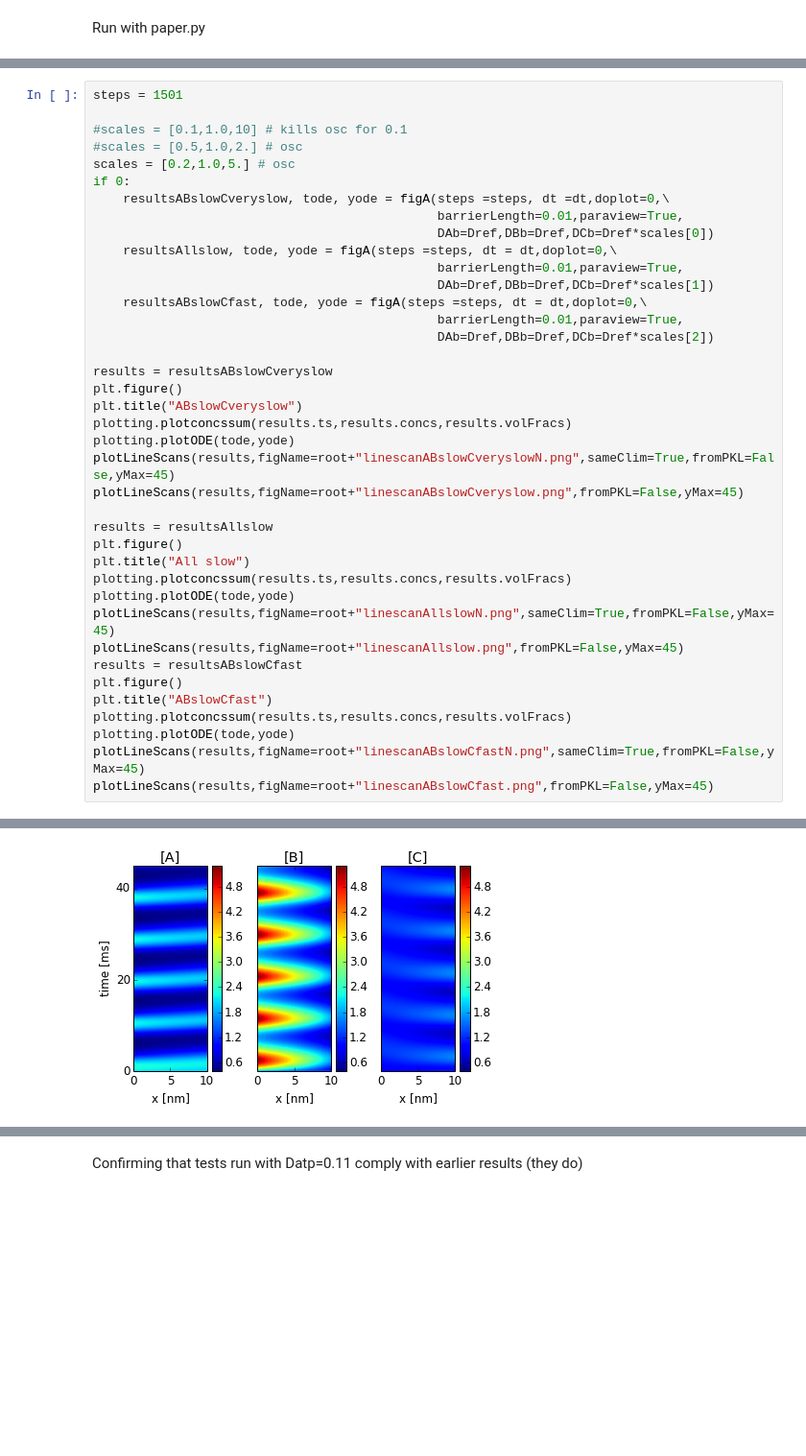
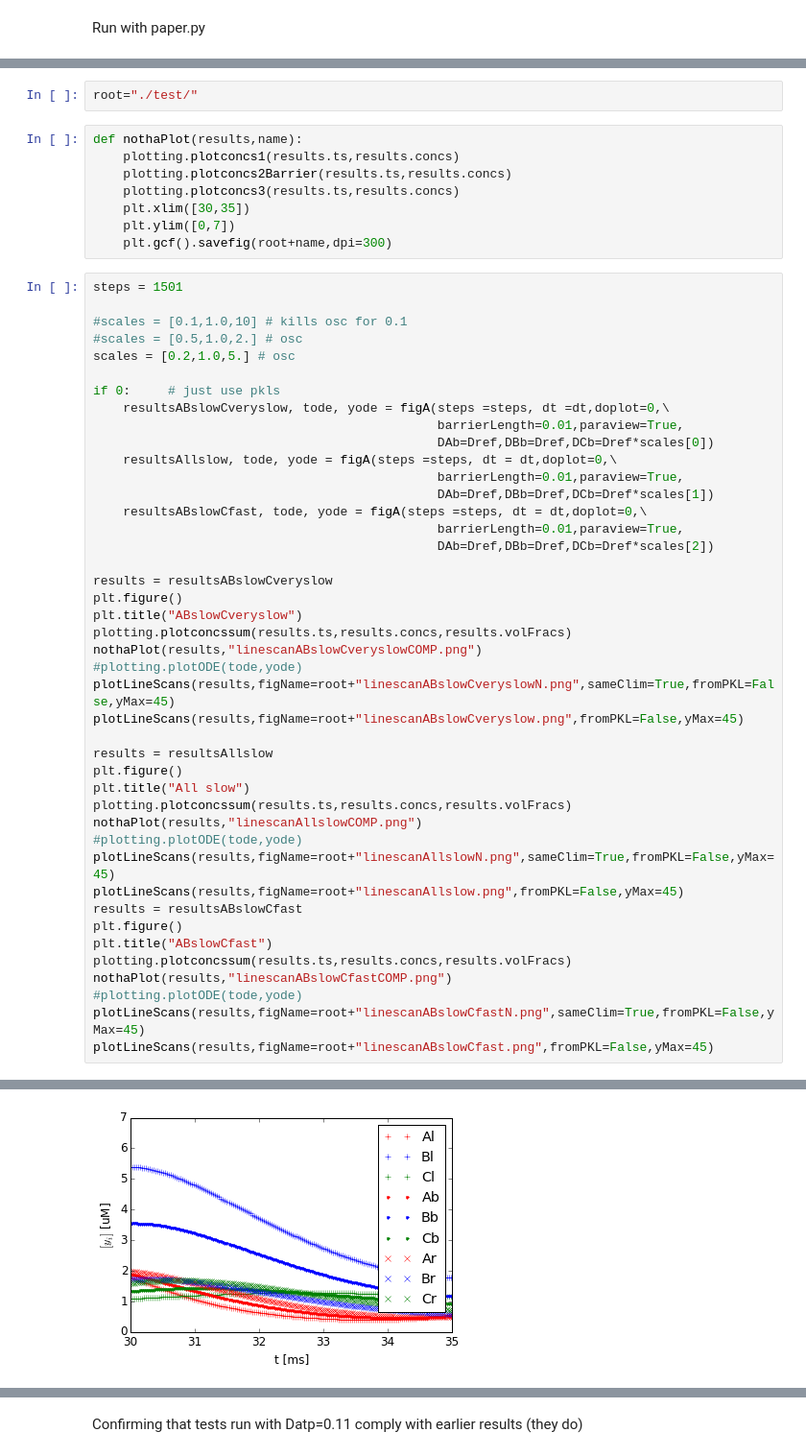
Before and after one commit to huskeypm/enzymekineticsacs, a Jupyter notebook: goodwinPDE.ipynb, the cells around one changed output, grey strips where cells are left out. Shown at 96% size. Drawn from its saved outputs; the diff is of its cells as text; blank space fills up the shorter version.

Commit message:
minor changes to plotting needed for rebuttal

```diff
--- a/goodwinPDE.ipynb
+++ b/goodwinPDE.ipynb
@@ -296,10 +294,21 @@ print root
+# %%
+root="./test/"
+# %%
+def nothaPlot(results,name):
+    plotting.plotconcs1(results.ts,results.concs)
+    plotting.plotconcs2Barrier(results.ts,results.concs)
+    plotting.plotconcs3(results.ts,results.concs)
+    plt.xlim([30,35])
+    plt.ylim([0,7])
+    plt.gcf().savefig(root+name,dpi=300)
 # %%
 steps = 1501
 
 #scales = [0.1,1.0,10] # kills osc for 0.1
 #scales = [0.5,1.0,2.] # osc
 scales = [0.2,1.0,5.] # osc
-if 0:
+
+if 0:     # just use pkls
     resultsABslowCveryslow, tode, yode = figA(steps =steps, dt =dt,doplot=0,\
                                               barrierLength=0.01,paraview=True,
                                               DAb=Dref,DBb=Dref,DCb=Dref*scales[0])
@@ -314,7 +323,8 @@ results = resultsABslowCveryslow
 plt.figure()
 plt.title("ABslowCveryslow")
 plotting.plotconcssum(results.ts,results.concs,results.volFracs)
-plotting.plotODE(tode,yode)
+nothaPlot(results,"linescanABslowCveryslowCOMP.png")
+#plotting.plotODE(tode,yode)
 plotLineScans(results,figName=root+"linescanABslowCveryslowN.png",sameClim=True,fromPKL=False,yMax=45)
 plotLineScans(results,figName=root+"linescanABslowCveryslow.png",fromPKL=False,yMax=45)
 
@@ -322,14 +332,16 @@ results = resultsAllslow
 plt.figure()
 plt.title("All slow")
 plotting.plotconcssum(results.ts,results.concs,results.volFracs)
-plotting.plotODE(tode,yode)
+nothaPlot(results,"linescanAllslowCOMP.png")
+#plotting.plotODE(tode,yode)
 plotLineScans(results,figName=root+"linescanAllslowN.png",sameClim=True,fromPKL=False,yMax=45)
 plotLineScans(results,figName=root+"linescanAllslow.png",fromPKL=False,yMax=45)
 results = resultsABslowCfast
 plt.figure()
 plt.title("ABslowCfast")
 plotting.plotconcssum(results.ts,results.concs,results.volFracs)
-plotting.plotODE(tode,yode)
+nothaPlot(results,"linescanABslowCfastCOMP.png")
+#plotting.plotODE(tode,yode)
 plotLineScans(results,figName=root+"linescanABslowCfastN.png",sameClim=True,fromPKL=False,yMax=45)
 plotLineScans(results,figName=root+"linescanABslowCfast.png",fromPKL=False,yMax=45)
 # %% [output]
@@ -337 +349 @@ plotLineScans(results,figName=root+"linescanABslowCfast.png",fromPKL=False,yMax=
-[figure, old version]
+[figure, new version]
```
Also changed, not shown: parts of 5 cells of this notebook, 4 other files.
